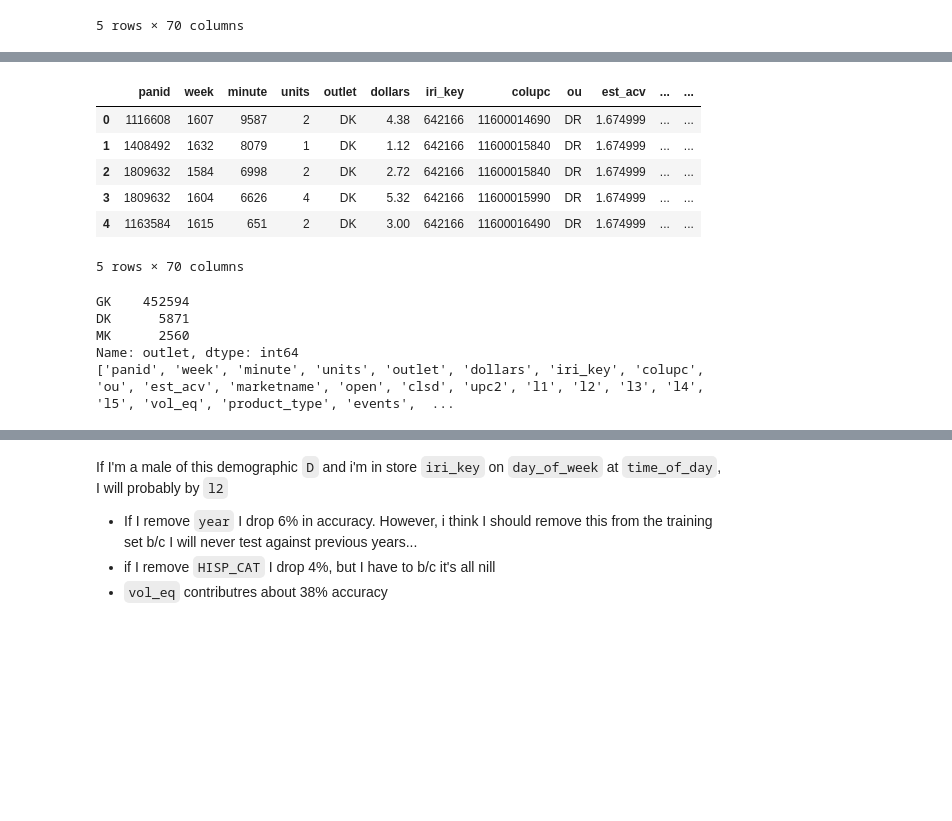
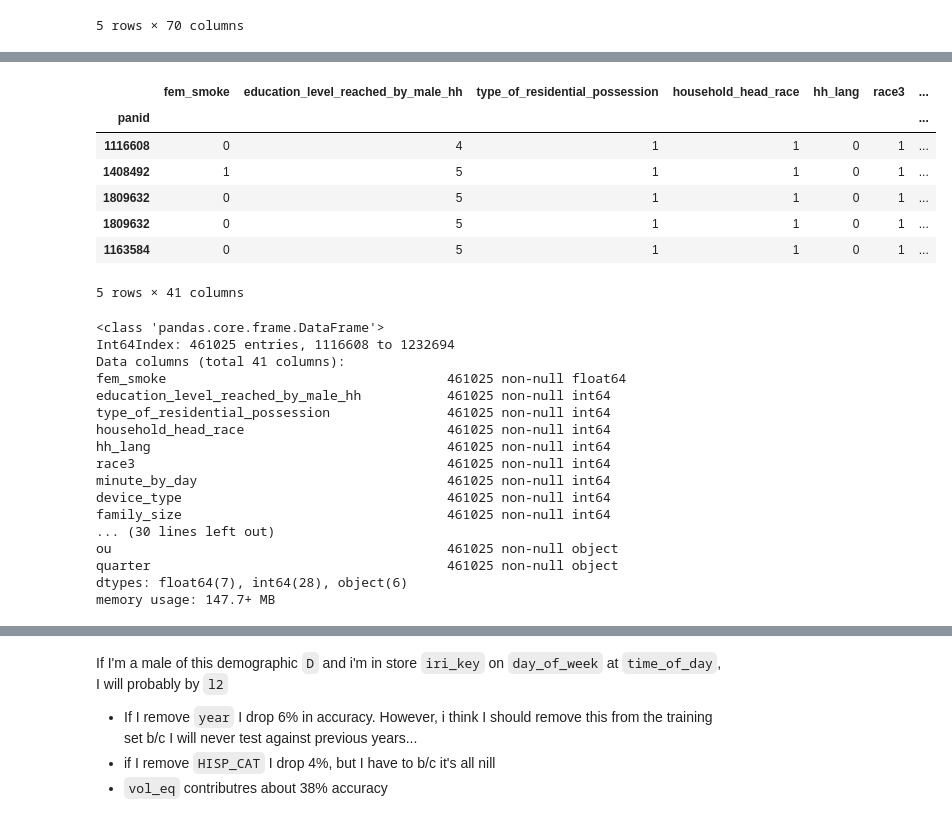
Before and after one commit to DSE220-Final-Project/final, a Jupyter notebook: Demo Model Alex.ipynb, the cells around one changed output, grey strips where cells are left out. Drawn from its saved outputs; the diff is of its cells as text; code cells hidden in the pictures; blank space fills up the shorter version.

```diff
--- a/Demo Model Alex.ipynb
+++ b/Demo Model Alex.ipynb
@@ -33,5 +34,5 @@ df.head()
 | 4 | 1163584 | 1615 | 651 | 2 | DK | 3.00 | 642166 | 11600016490 | DR | 1.674999 | ... | ... |
 5 rows × 70 columns
 # %%
-# df.set_index("panid", inplace=True)
-df.fillna(method="ffill", inplace=True)
+df.set_index("panid", inplace=True)
+df.head()
@@ -38,20 +115,44 @@ df.fillna(method="ffill", inplace=True)
+# %%
+fem_smoke_dist = lambda: np.random.choice([0,1], p=[0.832,0.168])
+features.fem_smoke.fillna(fem_smoke_dist(), inplace=True)
+features.all_tvs.fillna(-1, inplace=True)
+features.cabl_tvs.fillna(-1, inplace=True)
+
+outlet_dist = lambda: np.random.choice(["GK", "GR", "DR"], p=[0.902, .091, 0.04])
+features.ou.fillna(outlet_dist, inplace=True)
+
+features.education_level_reached_by_household_head.fillna(99, inplace=True)
+features.age_group_applied_to_household_head.fillna(99, inplace=True)
+features.combined_pre_tax_income_of_hh.fillna(99, inplace=True)
+features.occupation_code_of_household_head.fillna(99, inplace=True)
 # %%
-df.head()
+features.head()
 # %% [output]
-|  | panid | week | minute | units | outlet | dollars | iri_key | colupc | ou | est_acv | ... | ... |
-| 0 | 1116608 | 1607 | 9587 | 2 | DK | 4.38 | 642166 | 11600014690 | DR | 1.674999 | ... | ... |
-| 1 | 1408492 | 1632 | 8079 | 1 | DK | 1.12 | 642166 | 11600015840 | DR | 1.674999 | ... | ... |
-| 2 | 1809632 | 1584 | 6998 | 2 | DK | 2.72 | 642166 | 11600015840 | DR | 1.674999 | ... | ... |
-| 3 | 1809632 | 1604 | 6626 | 4 | DK | 5.32 | 642166 | 11600015990 | DR | 1.674999 | ... | ... |
-| 4 | 1163584 | 1615 | 651 | 2 | DK | 3.00 | 642166 | 11600016490 | DR | 1.674999 | ... | ... |
+|  | fem_smoke | education_level_reached_by_male_hh | type_of_residential_possession | household_head_race | hh_lang | race3 | ... |
+| panid |  |  |  |  |  |  | ... |
+| 1116608 | 0 | 4 | 1 | 1 | 0 | 1 | ... |
+| 1408492 | 1 | 5 | 1 | 1 | 0 | 1 | ... |
+| 1809632 | 0 | 5 | 1 | 1 | 0 | 1 | ... |
+| 1809632 | 0 | 5 | 1 | 1 | 0 | 1 | ... |
+| 1163584 | 0 | 5 | 1 | 1 | 0 | 1 | ... |
-5 rows × 70 columns
+5 rows × 41 columns
-# %%
-print df.outlet.value_counts()
-outlets=pd.get_dummies(df.l2)
-print list(df.columns)
-# %% [output]
-GK    452594
-DK      5871
-MK      2560
-Name: outlet, dtype: int64
-['panid', 'week', 'minute', 'units', 'outlet', 'dollars', 'iri_key', 'colupc', 'ou', 'est_acv', 'marketname', 'open', 'clsd', 'upc2', 'l1', 'l2', 'l3', 'l4', 'l5', 'vol_eq', 'product_type', 'events',  ...
+# %%
+features.info()
+# %% [output]
+<class 'pandas.core.frame.DataFrame'>
+Int64Index: 461025 entries, 1116608 to 1232694
+Data columns (total 41 columns):
+fem_smoke                                    461025 non-null float64
+education_level_reached_by_male_hh           461025 non-null int64
+type_of_residential_possession               461025 non-null int64
+household_head_race                          461025 non-null int64
+hh_lang                                      461025 non-null int64
+race3                                        461025 non-null int64
+minute_by_day                                461025 non-null int64
+device_type                                  461025 non-null int64
+family_size                                  461025 non-null int64
+... (30 lines left out)
+ou                                           461025 non-null object
+quarter                                      461025 non-null object
+dtypes: float64(7), int64(28), object(6)
+memory usage: 147.7+ MB
```
Also changed, not shown: parts of 23 cells of this notebook.
